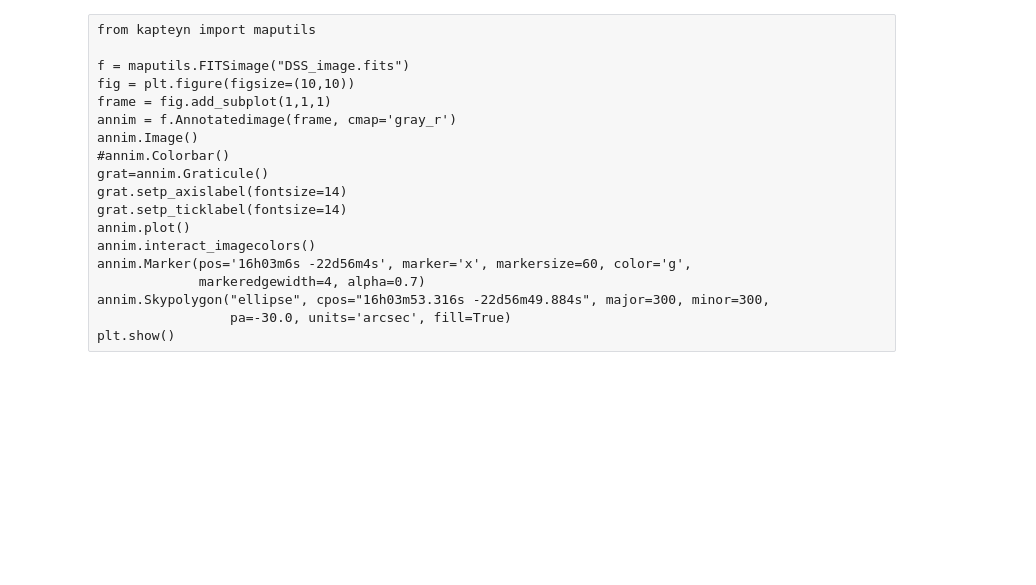
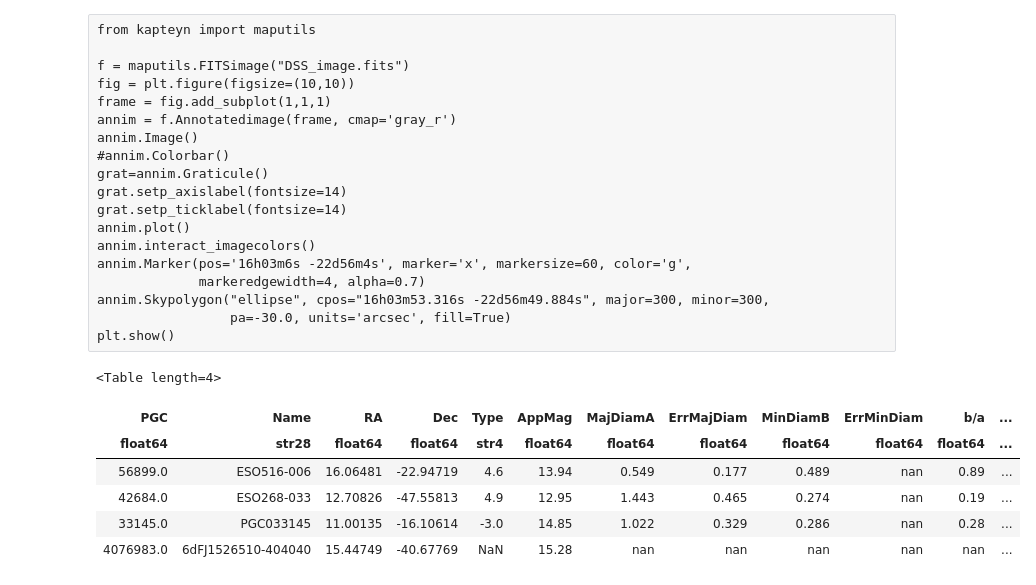
Before and after one commit to BrunoSanchez/alertreport, a Jupyter notebook: tools_test.ipynb, the cells around one changed output. Cells and saved outputs as stored; diff of their text form; code cells hidden in the pictures; blank space fills up the shorter version.

```diff
--- a/tools_test.ipynb
+++ b/tools_test.ipynb
@@ -461,3 +555,13 @@ annim.Marker(pos='16h03m6s -22d56m4s', marker='x', markersize=60, color='g',
 annim.Skypolygon("ellipse", cpos="16h03m53.316s -22d56m49.884s", major=300, minor=300,
                  pa=-30.0, units='arcsec', fill=True)
 plt.show()
+# %%
+top_targets
+# %% [output]
+<Table length=4>
+| PGC | Name | RA | Dec | Type | AppMag | MajDiamA | ErrMajDiam | MinDiamB | ErrMinDiam | b/a | ... |
+| float64 | str28 | float64 | float64 | str4 | float64 | float64 | float64 | float64 | float64 | float64 | ... |
+| 56899.0 | ESO516-006 | 16.06481 | -22.94719 | 4.6 | 13.94 | 0.549 | 0.177 | 0.489 | nan | 0.89 | ... |
+| 42684.0 | ESO268-033 | 12.70826 | -47.55813 | 4.9 | 12.95 | 1.443 | 0.465 | 0.274 | nan | 0.19 | ... |
+| 33145.0 | PGC033145 | 11.00135 | -16.10614 | -3.0 | 14.85 | 1.022 | 0.329 | 0.286 | nan | 0.28 | ... |
+| 4076983.0 | 6dFJ1526510-404040 | 15.44749 | -40.67769 | NaN | 15.28 | nan | nan | nan | nan | nan | ... |
```
Also changed, not shown: parts of 20 cells of this notebook.
